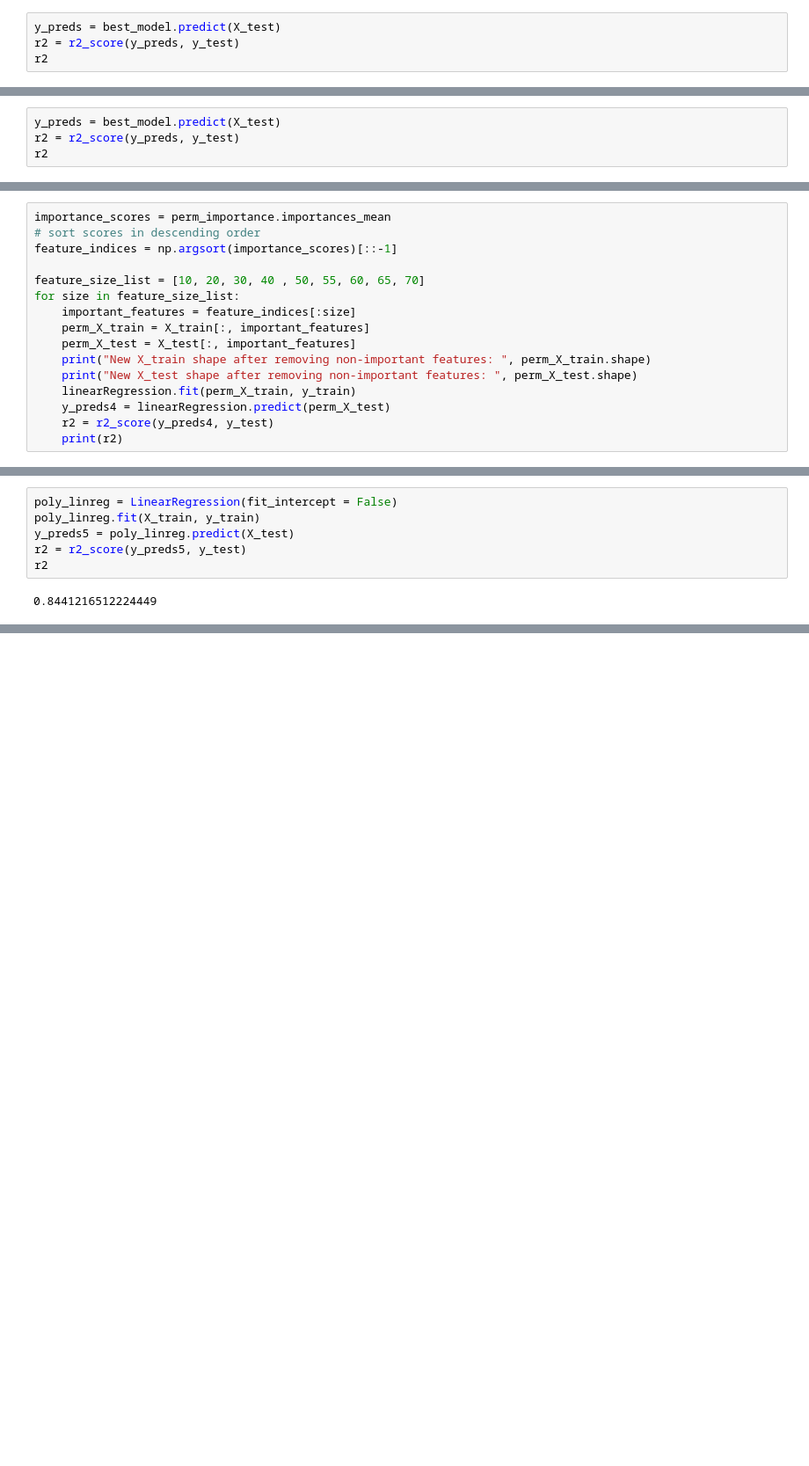
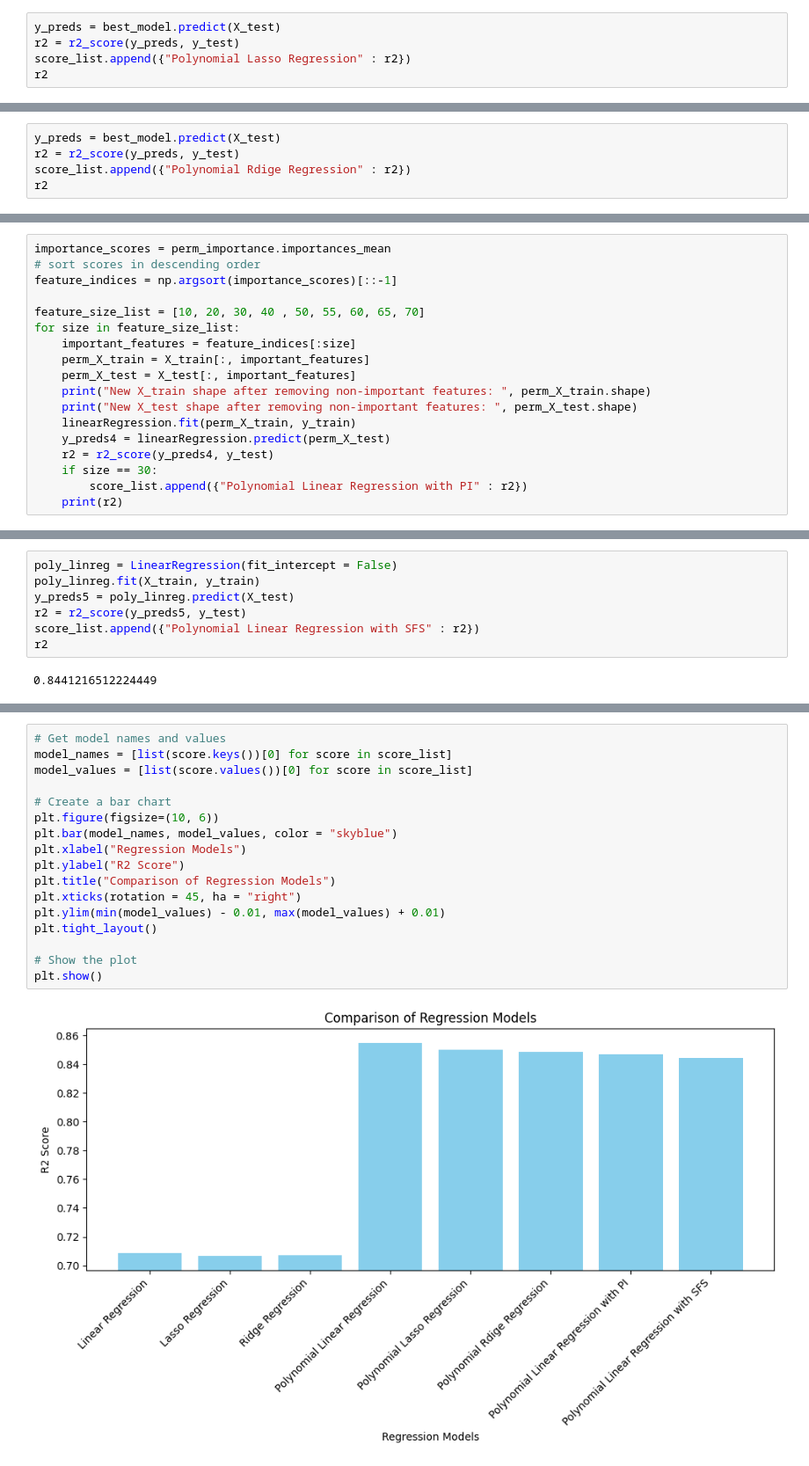
Before and after one commit to RezaP117/Health_Insurance_Cost_Predictor, a Jupyter notebook: notebook/model_training.ipynb, the cells around one changed output, grey strips where cells are left out. Shown at 88% size. Saved outputs shown, nothing was run; the diff lists cells and outputs as text; blank space fills up the shorter version.

```diff
--- a/notebook/model_training.ipynb
+++ b/notebook/model_training.ipynb
@@ -283,6 +297,7 @@ Pipeline(steps=[('lasso', Lasso(alpha=10.0, max_iter=10000))])
 # %%
 y_preds = best_model.predict(X_test)
 r2 = r2_score(y_preds, y_test)
+score_list.append({"Polynomial Lasso Regression" : r2})
 r2
 # %% [output]
 0.8500161717858108
@@ -308,6 +323,7 @@ Pipeline(steps=[('ridge', Ridge(alpha=5.0, max_iter=10000))])
 # %%
 y_preds = best_model.predict(X_test)
 r2 = r2_score(y_preds, y_test)
+score_list.append({"Polynomial Rdige Regression" : r2})
 r2
 # %% [output]
 0.8482532017689477
@@ -433,6 +446,8 @@ for size in feature_size_list:
     linearRegression.fit(perm_X_train, y_train)
     y_preds4 = linearRegression.predict(perm_X_test)
     r2 = r2_score(y_preds4, y_test)
+    if size == 30:
+        score_list.append({"Polynomial Linear Regression with PI" : r2})
     print(r2)
 # %% [output]
 New X_train shape after removing non-important features:  (1070, 10)
@@ -496,6 +509,7 @@ poly_linreg = LinearRegression(fit_intercept = False)
 poly_linreg.fit(X_train, y_train)
 y_preds5 = poly_linreg.predict(X_test)
 r2 = r2_score(y_preds5, y_test)
+score_list.append({"Polynomial Linear Regression with SFS" : r2})
 r2
 # %% [output]
 0.8441216512224449
@@ -501,0 +530,19 @@ r2
+# %%
+# Get model names and values
+model_names = [list(score.keys())[0] for score in score_list]
+model_values = [list(score.values())[0] for score in score_list]
+
+# Create a bar chart
+plt.figure(figsize=(10, 6))
+plt.bar(model_names, model_values, color = "skyblue")
+plt.xlabel("Regression Models")
+plt.ylabel("R2 Score")
+plt.title("Comparison of Regression Models")
+plt.xticks(rotation = 45, ha = "right")
+plt.ylim(min(model_values) - 0.01, max(model_values) + 0.01)
+plt.tight_layout()
+
+# Show the plot
+plt.show()
+# %% [output]
+[figure, added]
```
Also changed, not shown: parts of 24 cells of this notebook.
